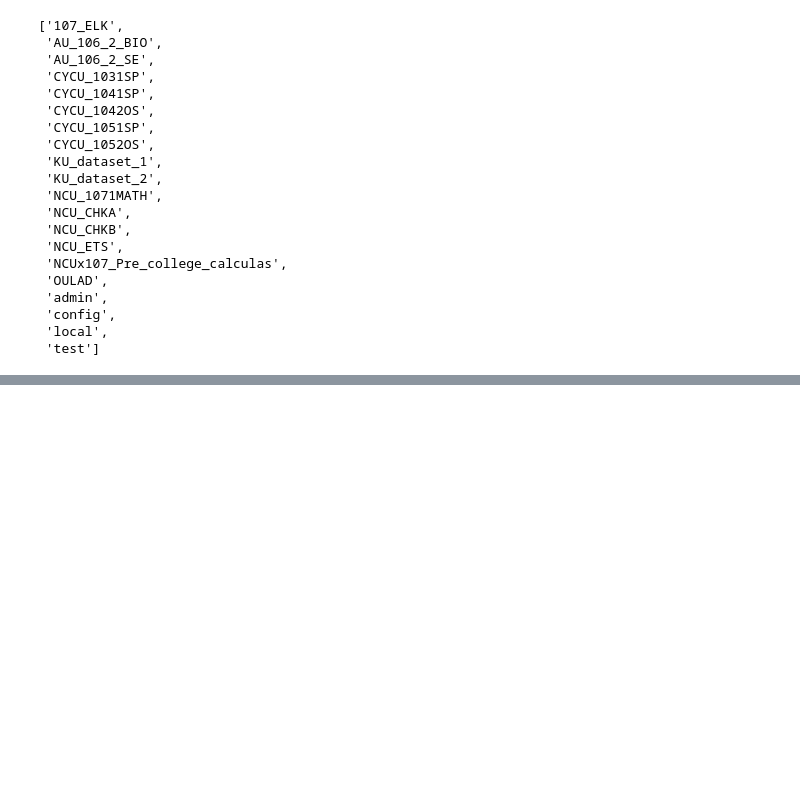
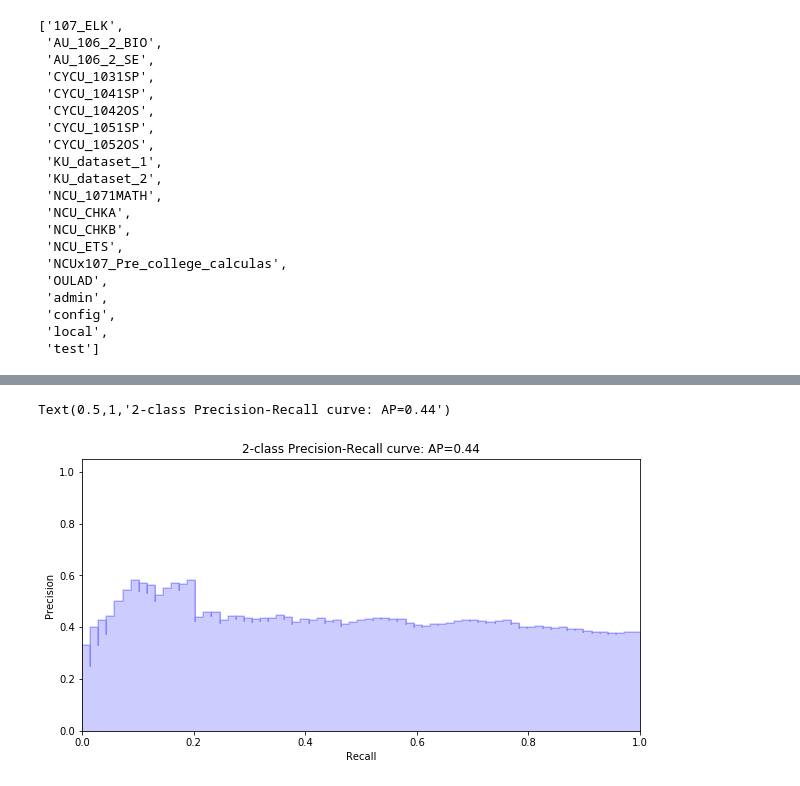
Before and after one commit to owen198/kslab, a Jupyter notebook: ds_comparision/ROC Curve.ipynb, the cells around one changed output, grey strips where cells are left out. Cells and saved outputs as stored; diff of their text form; code cells hidden in the pictures; blank space fills up the shorter version.

```diff
--- a/ds_comparision/ROC Curve.ipynb
+++ b/ds_comparision/ROC Curve.ipynb
@@ -111,6 +41,6 @@ score_df = pd.DataFrame(list(collection.find()))
 score_df = score_df.drop(['_id'], axis=1)
 #score_df = df['final_score']
 #score_df = score_df.dropna()
-score_df = score_df['final_score'].astype(float)
+#score_df = score_df['final_score'].astype(float)
 score_df.head(3)
 # %% [output]
@@ -136,5 +66,6 @@ feature_df.head(3)
 # %%
 ncu_ets = pd.merge(feature_df, score_df, on='username')
 ncu_ets = ncu_ets.drop(['username'], axis=1)
+ncu_ets = ncu_ets.astype(float)
 ncu_ets.head(3)
 # %% [output]
@@ -145,0 +76,5 @@ TypeError: unorderable types: str() > int()
+# %%
+ncu_ets['class'] = ncu_ets['final_score'] < 60
+ncu_ets = ncu_ets.drop(['final_score'], axis=1)
+ncu_ets = ncu_ets.drop(['week'], axis=1)
+ncu_ets
@@ -146,8 +100,12 @@ TypeError: unorderable types: str() > int()
 # %%
 # Import some data to play with
-iris = datasets.load_iris()
-X = iris.data
-y = iris.target
+#iris = datasets.load_iris()
+
+#kyoto_y = kyoto_1['score']
+#kyoto_x = kyoto_1.drop(['score'], axis=1)
+
+X = ncu_ets.drop(['class'], axis=1)
+y = ncu_ets['class']
 X, y = X[y != 2], y[y != 2]
 n_samples, n_features = X.shape
 
@@ -208,0 +169,30 @@ plt.show()
+# %%
+from sklearn.metrics import precision_recall_curve
+from sklearn.metrics import average_precision_score
+import matplotlib.pyplot as plt
+from sklearn.utils.fixes import signature
+
+#X_train, X_test, y_train, y_test = train_test_split(kyoto_x, kyoto_y, test_size=0.3)
+
+precision, recall, _ = precision_recall_curve(y[test], probas_[:, 1])
+average_precision = average_precision_score(y[test], probas_[:, 1])
+
+# In matplotlib < 1.5, plt.fill_between does not have a 'step' argument
+step_kwargs = ({'step': 'post'}
+               if 'step' in signature(plt.fill_between).parameters
+               else {})
+
+plt.figure(figsize=(10, 5))
+plt.step(recall, precision, color='b', alpha=0.2,
+         where='post')
+plt.fill_between(recall, precision, alpha=0.2, color='b', **step_kwargs)
+
+plt.xlabel('Recall')
+plt.ylabel('Precision')
+plt.ylim([0.0, 1.05])
+plt.xlim([0.0, 1.0])
+plt.title('2-class Precision-Recall curve: AP={0:0.2f}'.format(
+          average_precision))
+# %% [output]
+Text(0.5,1,'2-class Precision-Recall curve: AP=0.44')
+[figure, added]
```
Also changed, not shown: parts of 6 cells of this notebook.
